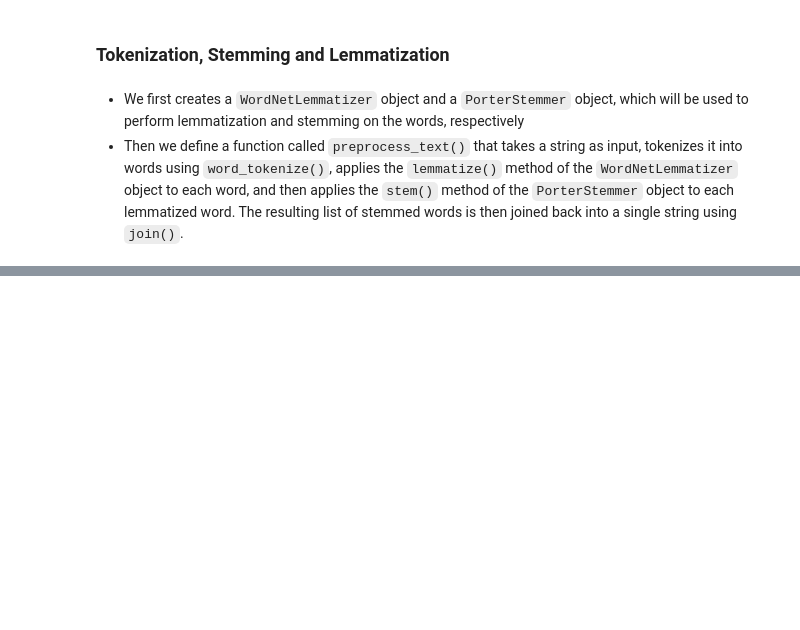
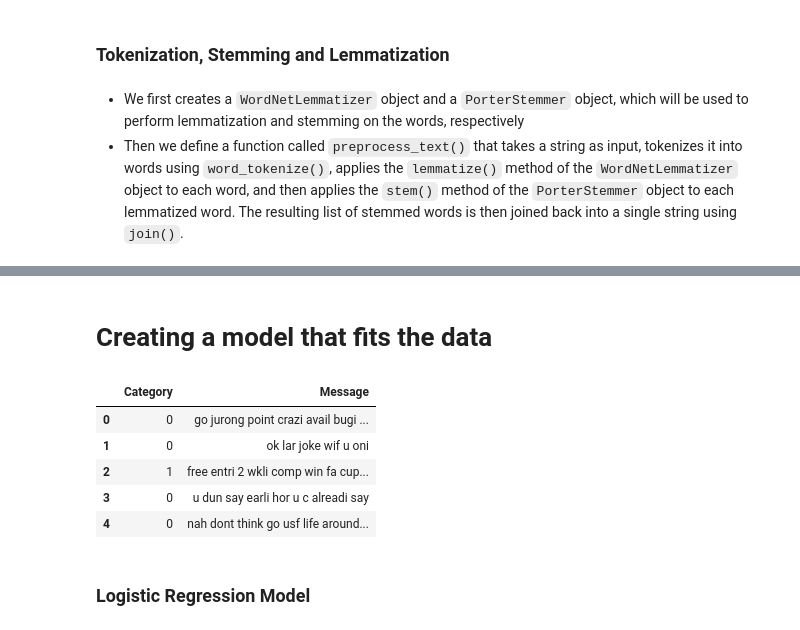
Before and after one commit to aliabdallah7/spam-detection, a Jupyter notebook: src.ipynb, the cells around one changed output, grey strips where cells are left out. Drawn from its saved outputs; the diff is of its cells as text; code cells hidden in the pictures; blank space fills up the shorter version.

Commit message:
Update
Adding Bag of words & word embedding Features.
Adding Logistic Regression Model

```diff
--- a/src.ipynb
+++ b/src.ipynb
@@ -197,0 +261,15 @@ df.head()
+# %% [markdown]
+# Creating a model that fits the data
+# %%
+# Label Encode The Target Variable
+encode = LabelEncoder()
+df.Category = encode.fit_transform(df.Category)
+# %%
+df.head()
+# %% [output]
+|  | Category | Message |
+| 0 | 0 | go jurong point crazi avail bugi ... |
+| 1 | 0 | ok lar joke wif u oni |
+| 2 | 1 | free entri 2 wkli comp win fa cup... |
+| 3 | 0 | u dun say earli hor u c alreadi say |
+| 4 | 0 | nah dont think go usf life around... |
@@ -197,0 +278,2 @@ df.head()
+# %% [markdown]
+### Logistic Regression Model
```
Also changed, not shown: parts of 8 cells of this notebook.
